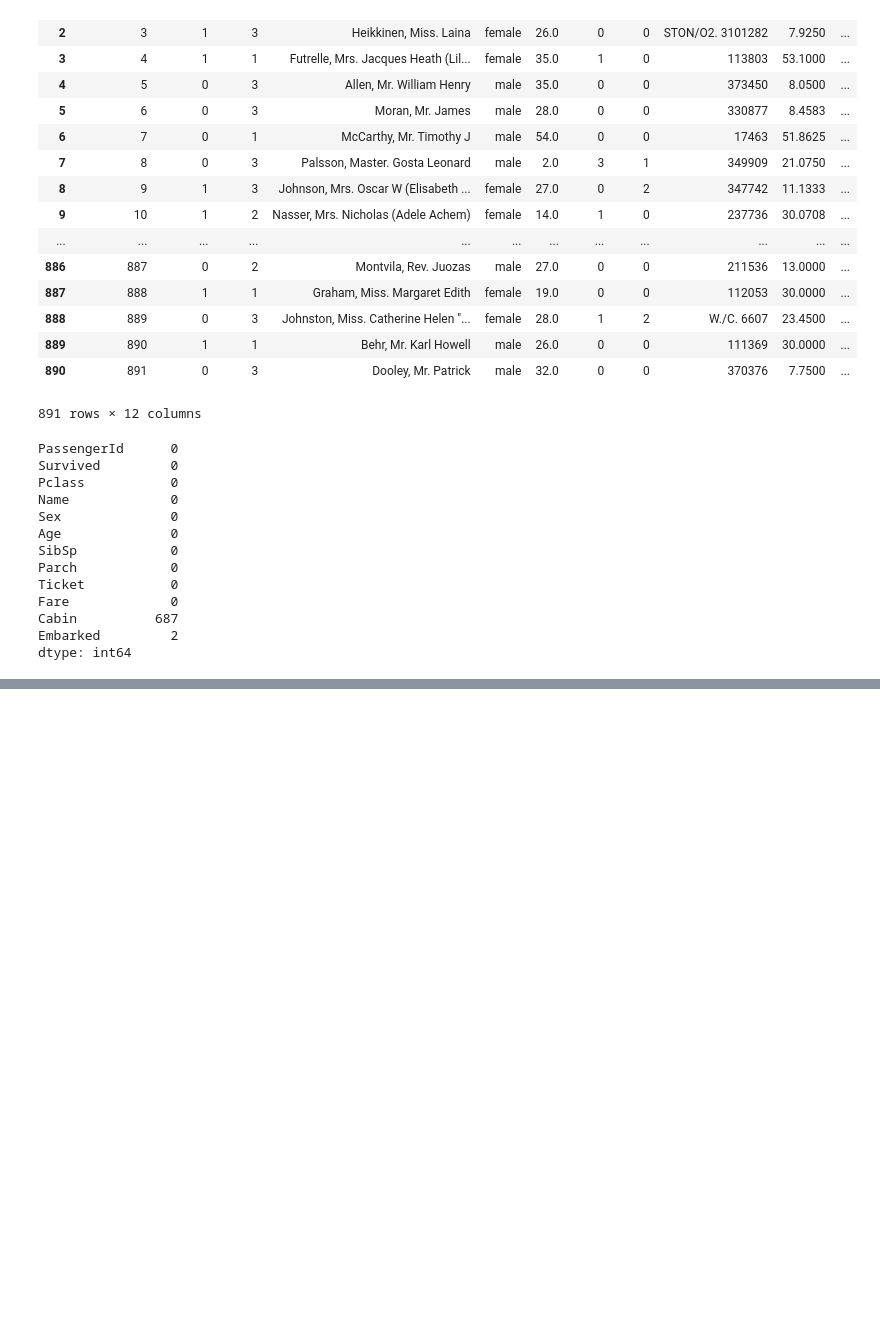
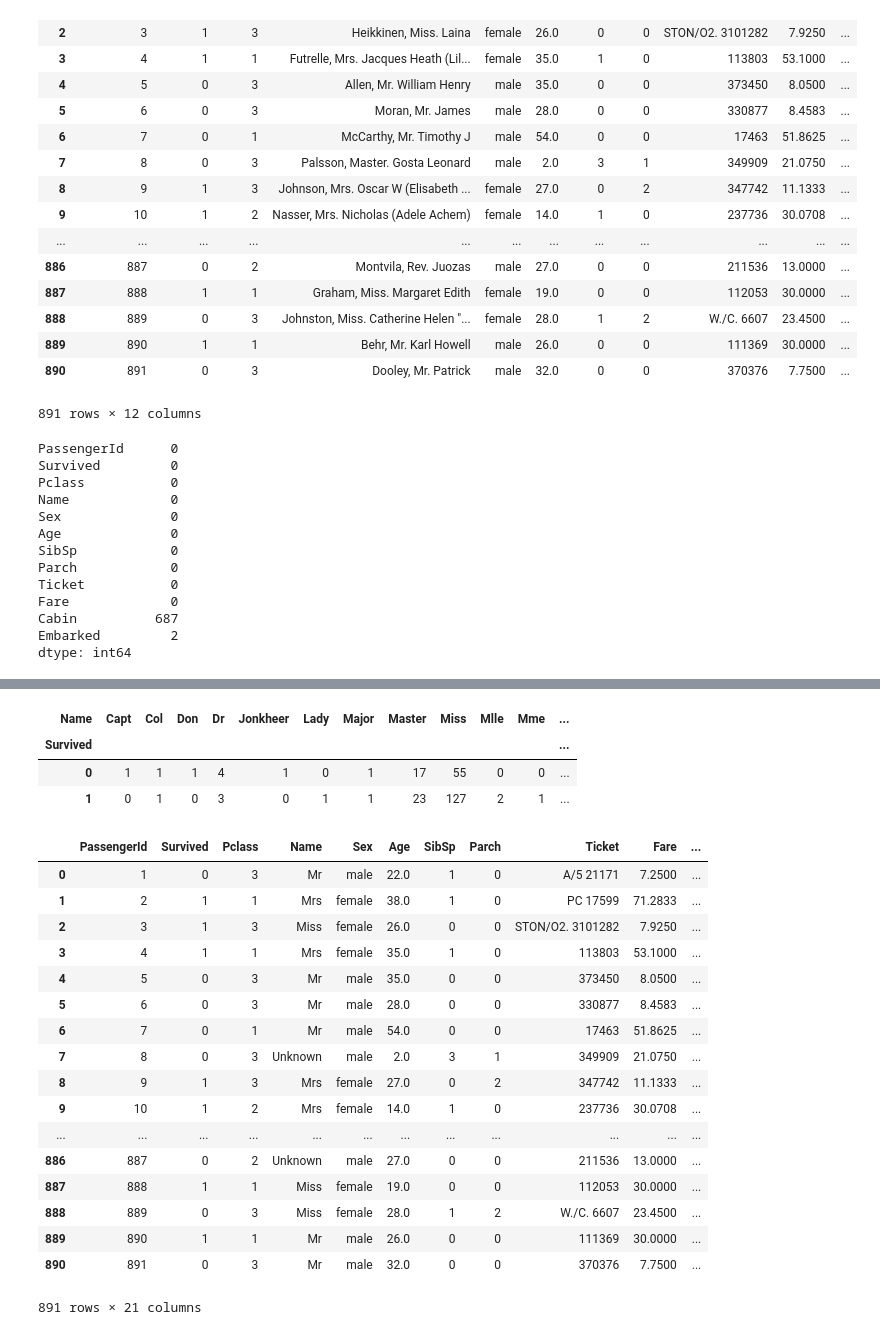
Before and after one commit to Elwing-Chou/mlclass2, a Jupyter notebook: Titanic.ipynb, the cells around one changed output, grey strips where cells are left out. Cells and saved outputs as stored; diff of their text form; code cells hidden in the pictures; blank space fills up the shorter version.

```diff
--- a/Titanic.ipynb
+++ b/Titanic.ipynb
@@ -111,0 +117,3 @@ dtype: int64
+# %%
+train_df["Embarked"] = train_df["Embarked"].fillna(most)
+train_df.isna().sum()
@@ -111,0 +134,4 @@ dtype: int64
+# %%
+d = pd.get_dummies(train_df["Embarked"])
+train_df = pd.concat([train_df, d], axis=1)
+train_df
@@ -111,0 +203,41 @@ dtype: int64
+# %%
+pd.crosstab(train_df["Name"].apply(nameflow), train_df["Survived"]).T
+# %% [output]
+| Name | Capt | Col | Don | Dr | Jonkheer | Lady | Major | Master | Miss | Mlle | Mme | ... |
+| Survived |  |  |  |  |  |  |  |  |  |  |  | ... |
+| 0 | 1 | 1 | 1 | 4 | 1 | 0 | 1 | 17 | 55 | 0 | 0 | ... |
+| 1 | 0 | 1 | 0 | 3 | 0 | 1 | 1 | 23 | 127 | 2 | 1 | ... |
+# %%
+def nameflow(name):
+    n = name.split(",")[1].split(".")[0].replace(" ", "")
+    if n == "Mr":
+        return "Mr"
+    elif n == "Mrs":
+        return "Mrs"
+    elif n == "Miss":
+        return "Miss"
+    else:
+        return "Unknown"
+train_df["Name"] = train_df["Name"].apply(nameflow)
+d = pd.get_dummies(train_df["Name"])
+train_df = pd.concat([train_df, d], axis=1)
+train_df
+# %% [output]
+|  | PassengerId | Survived | Pclass | Name | Sex | Age | SibSp | Parch | Ticket | Fare | ... |
+| 0 | 1 | 0 | 3 | Mr | male | 22.0 | 1 | 0 | A/5 21171 | 7.2500 | ... |
+| 1 | 2 | 1 | 1 | Mrs | female | 38.0 | 1 | 0 | PC 17599 | 71.2833 | ... |
+| 2 | 3 | 1 | 3 | Miss | female | 26.0 | 0 | 0 | STON/O2. 3101282 | 7.9250 | ... |
+| 3 | 4 | 1 | 1 | Mrs | female | 35.0 | 1 | 0 | 113803 | 53.1000 | ... |
+| 4 | 5 | 0 | 3 | Mr | male | 35.0 | 0 | 0 | 373450 | 8.0500 | ... |
+| 5 | 6 | 0 | 3 | Mr | male | 28.0 | 0 | 0 | 330877 | 8.4583 | ... |
+| 6 | 7 | 0 | 1 | Mr | male | 54.0 | 0 | 0 | 17463 | 51.8625 | ... |
+| 7 | 8 | 0 | 3 | Unknown | male | 2.0 | 3 | 1 | 349909 | 21.0750 | ... |
+| 8 | 9 | 1 | 3 | Mrs | female | 27.0 | 0 | 2 | 347742 | 11.1333 | ... |
+| 9 | 10 | 1 | 2 | Mrs | female | 14.0 | 1 | 0 | 237736 | 30.0708 | ... |
+| ... | ... | ... | ... | ... | ... | ... | ... | ... | ... | ... | ... |
+| 886 | 887 | 0 | 2 | Unknown | male | 27.0 | 0 | 0 | 211536 | 13.0000 | ... |
+| 887 | 888 | 1 | 1 | Miss | female | 19.0 | 0 | 0 | 112053 | 30.0000 | ... |
+| 888 | 889 | 0 | 3 | Miss | female | 28.0 | 1 | 2 | W./C. 6607 | 23.4500 | ... |
+| 889 | 890 | 1 | 1 | Mr | male | 26.0 | 0 | 0 | 111369 | 30.0000 | ... |
+| 890 | 891 | 0 | 3 | Mr | male | 32.0 | 0 | 0 | 370376 | 7.7500 | ... |
+891 rows × 21 columns
```
Also changed, not shown: parts of 10 cells of this notebook.
